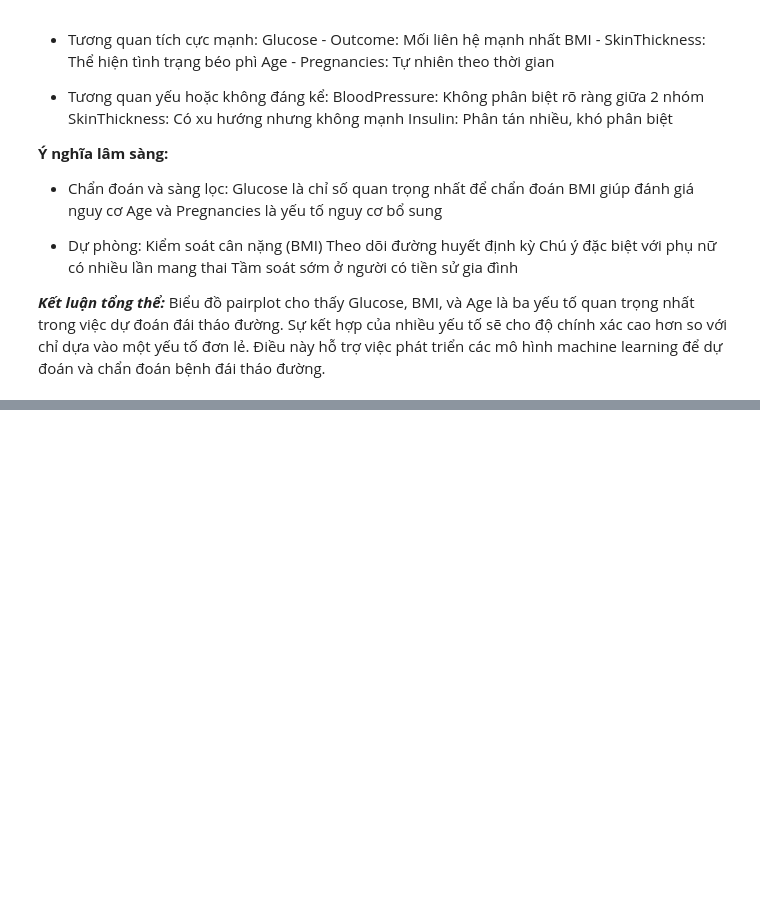
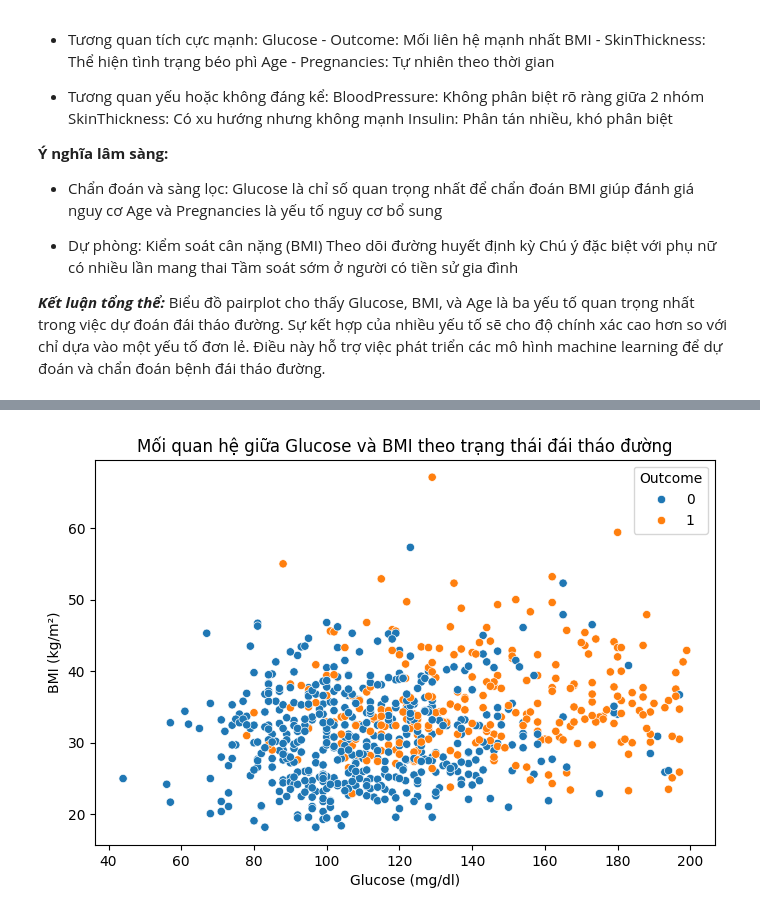
Before and after one commit to NKhanh0908/SGU_PTDL_TEAM_2025, a Jupyter notebook: Lab3/code/pima-indian-diabetes.ipynb, the cells around one changed output, grey strips where cells are left out. Drawn from its saved outputs; the diff is of its cells as text; code cells hidden in the pictures; blank space fills up the shorter version.

```diff
--- a/Lab3/code/pima-indian-diabetes.ipynb
+++ b/Lab3/code/pima-indian-diabetes.ipynb
@@ -725,0 +734,10 @@ Biểu đồ pairplot cho thấy Glucose, BMI, và Age là ba yếu tố quan tr
+# %%
+# Biểu đồ scatter giữa Glucose và BMI
+plt.figure(figsize=(8, 5))
+sns.scatterplot(x='Glucose', y='BMI', hue='Outcome', data=data)
+plt.title('Mối quan hệ giữa Glucose và BMI theo trạng thái đái tháo đường')
+plt.xlabel('Glucose (mg/dl)')
+plt.ylabel('BMI (kg/m²)')
+plt.show()
+# %% [output]
+[figure, added]
```
Also changed, not shown: parts of 28 cells of this notebook, 1 other file.
